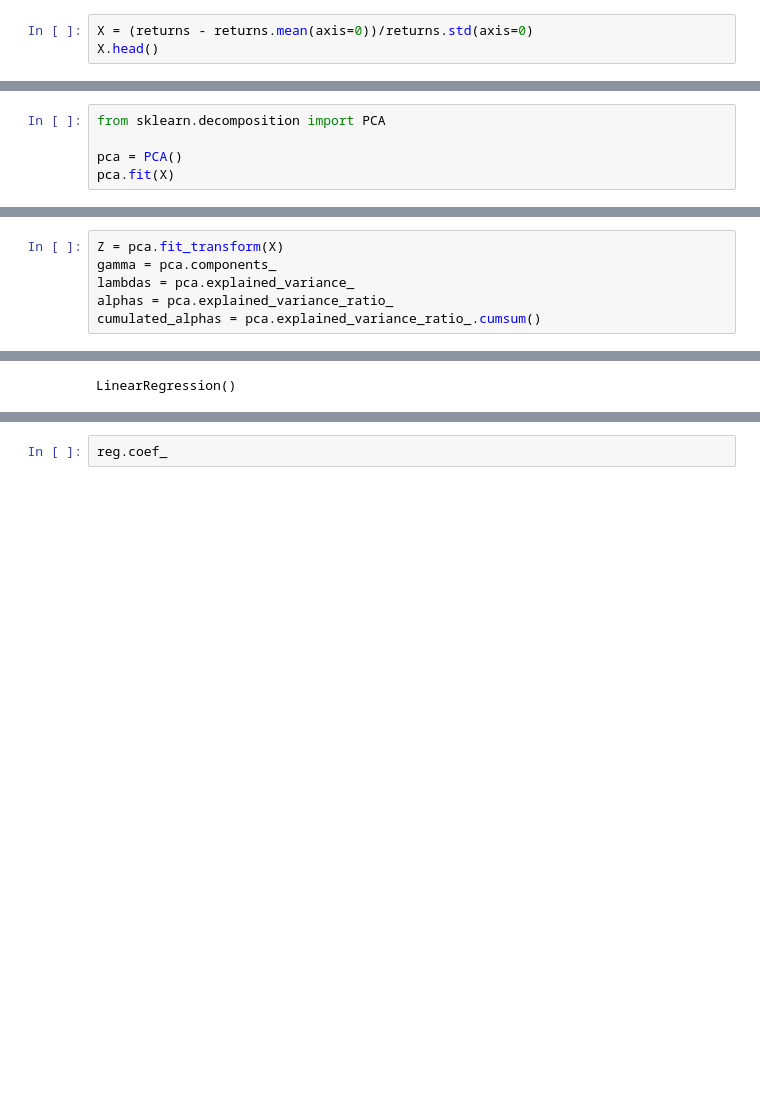
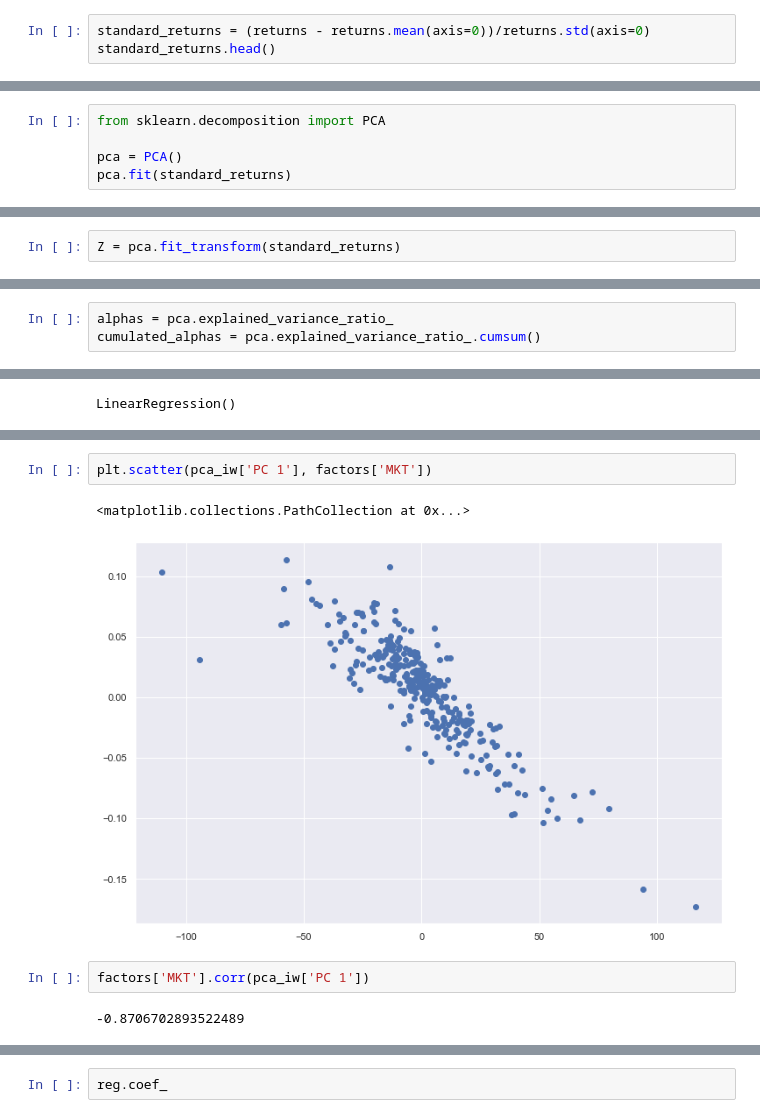
Before and after one commit to guimasuko/AssignmentEconometricsIV, a Jupyter notebook: code/q1_python.ipynb, the cells around one changed output, grey strips where cells are left out. Saved outputs shown, nothing was run; the diff lists cells and outputs as text; blank space fills up the shorter version.

```diff
--- a/code/q1_.ipynb
+++ b/code/q1_python.ipynb
@@ -118,8 +118,8 @@ plt.title('Histogram of the Standard Deviation of Returns');
 # %% [output]
 [figure]
 # %%
-X = (returns - returns.mean(axis=0))/returns.std(axis=0)
-X.head()
+standard_returns = (returns - returns.mean(axis=0))/returns.std(axis=0)
+standard_returns.head()
 # %% [output]
 |  | r_ 1 | r_ 2 | r_ 3 | r_ 4 | r_ 5 | r_ 6 | r_ 7 | r_ 8 | r_ 9 | r_ 10 | ... | ... |
 | dates |  |  |  |  |  |  |  |  |  |  |  | ... |
@@ -145,6 +172,6 @@ Compute the principal components of the returns and determine the optimal number
 from sklearn.decomposition import PCA
 
 pca = PCA()
-pca.fit(X)
+pca.fit(standard_returns)
 # %% [output]
 PCA()
@@ -150,0 +193,2 @@ PCA()
+# %%
+Z = pca.fit_transform(standard_returns)
@@ -151,7 +210,4 @@ PCA()
 # %%
-Z = pca.fit_transform(X)
-gamma = pca.components_
-lambdas = pca.explained_variance_
 alphas = pca.explained_variance_ratio_
 cumulated_alphas = pca.explained_variance_ratio_.cumsum()
 # %%
@@ -356,0 +462,9 @@ LinearRegression()
+# %%
+plt.scatter(pca_iw['PC 1'], factors['MKT'])
+# %% [output]
+<matplotlib.collections.PathCollection at 0x...>
+[figure, added]
+# %%
+factors['MKT'].corr(pca_iw['PC 1'])
+# %% [output]
+-0.8706702893522489
```
Also changed, not shown: parts of 72 cells of this notebook, 5 other files.
